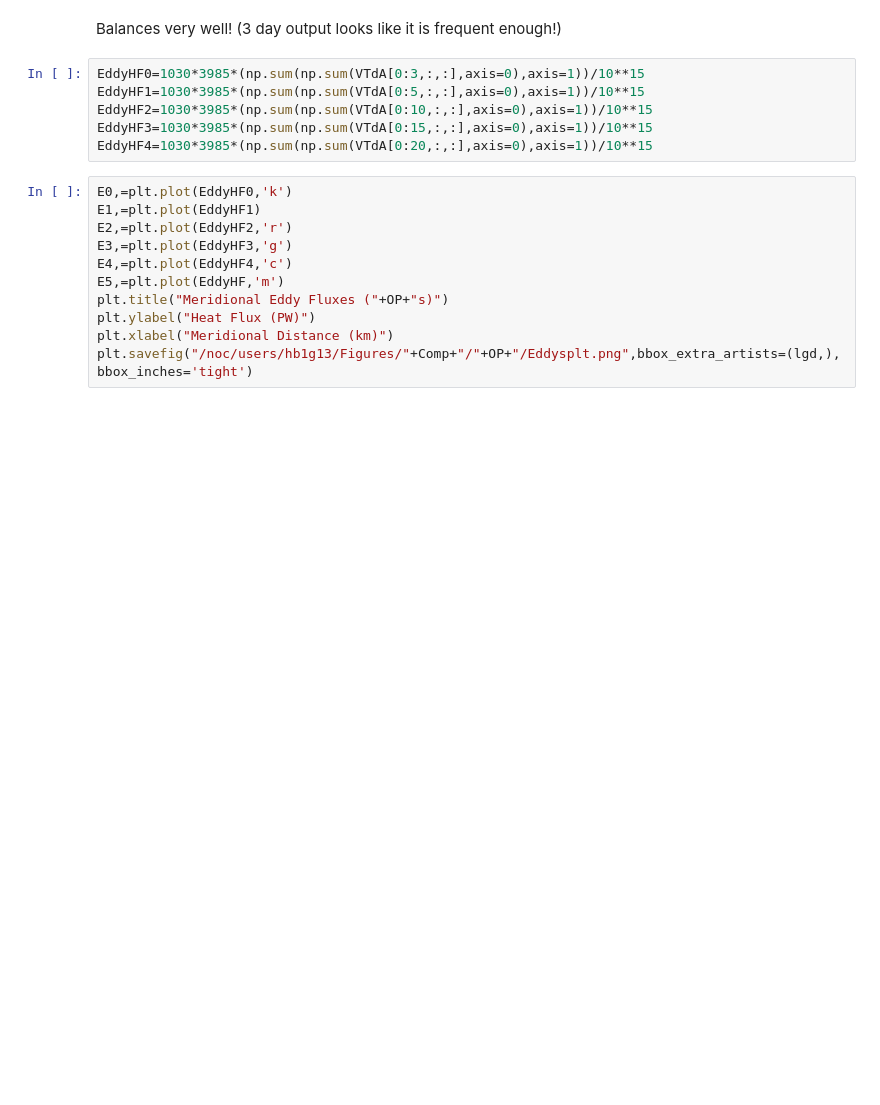
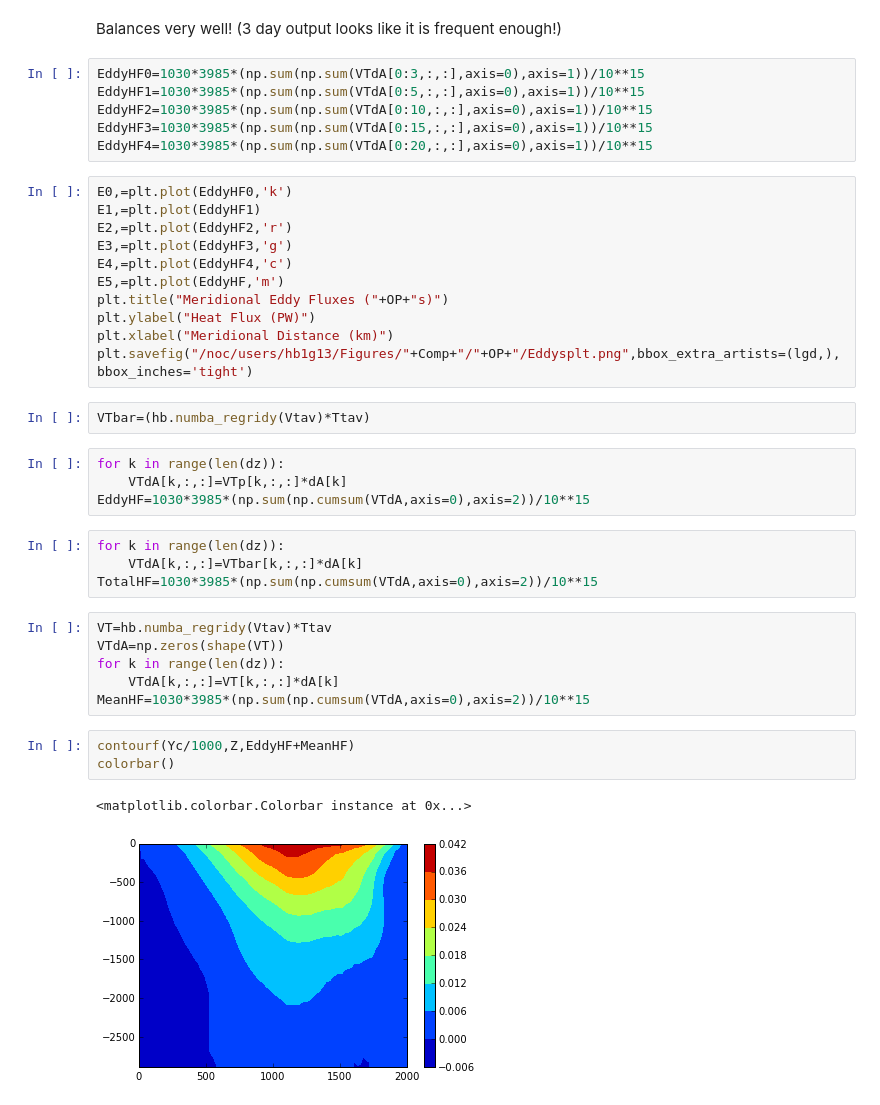
Before and after one commit to hlburns/Notebooks, a Jupyter notebook: EddyHeatFluxOverview_Flat.ipynb, the cells around one changed output. Saved outputs shown, nothing was run; the diff lists cells and outputs as text; blank space fills up the shorter version.

```diff
--- a/EddyHeatFluxOverview_Flat.ipynb
+++ b/EddyHeatFluxOverview_Flat.ipynb
@@ -222,3 +217,25 @@ plt.title("Meridional Eddy Fluxes ("+OP+"s)")
 plt.ylabel("Heat Flux (PW)")
 plt.xlabel("Meridional Distance (km)")
 plt.savefig("/noc/users/hb1g13/Figures/"+Comp+"/"+OP+"/Eddysplt.png",bbox_extra_artists=(lgd,), bbox_inches='tight')
+# %%
+VTbar=(hb.numba_regridy(Vtav)*Ttav)
+# %%
+for k in range(len(dz)):
+    VTdA[k,:,:]=VTp[k,:,:]*dA[k]
+EddyHF=1030*3985*(np.sum(np.cumsum(VTdA,axis=0),axis=2))/10**15
+# %%
+for k in range(len(dz)):
+    VTdA[k,:,:]=VTbar[k,:,:]*dA[k]
+TotalHF=1030*3985*(np.sum(np.cumsum(VTdA,axis=0),axis=2))/10**15
+# %%
+VT=hb.numba_regridy(Vtav)*Ttav
+VTdA=np.zeros(shape(VT))
+for k in range(len(dz)):
+    VTdA[k,:,:]=VT[k,:,:]*dA[k]
+MeanHF=1030*3985*(np.sum(np.cumsum(VTdA,axis=0),axis=2))/10**15
+# %%
+contourf(Yc/1000,Z,EddyHF+MeanHF)
+colorbar()
+# %% [output]
+<matplotlib.colorbar.Colorbar instance at 0x...>
+[figure, added]
```
Also changed, not shown: parts of 25 cells of this notebook, 21 other files.
